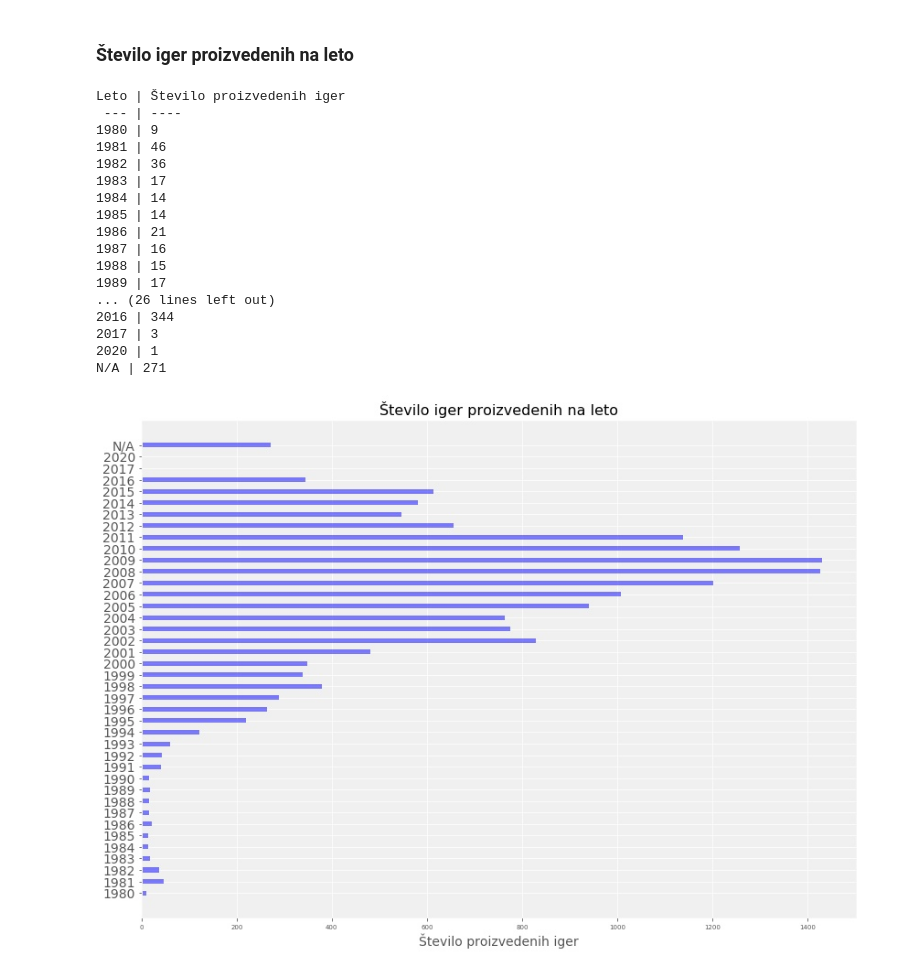
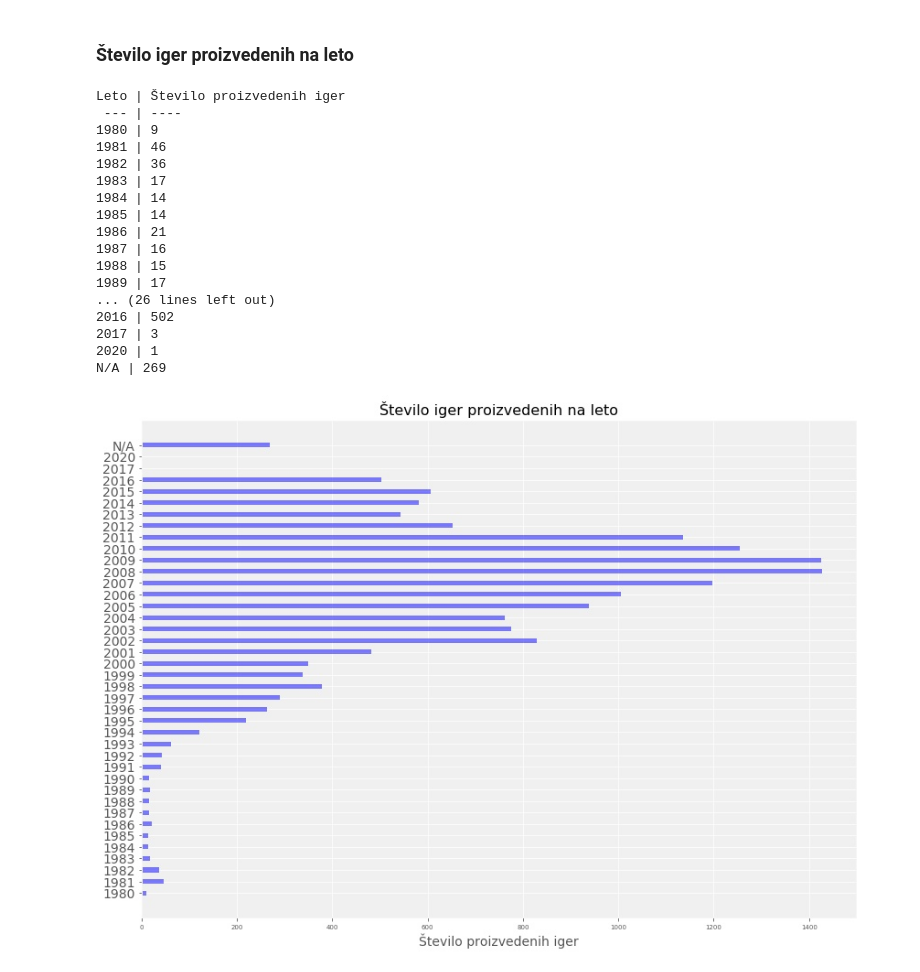
Before and after one commit to mh-developer/PR19MHATMF, a Jupyter notebook: src/skripte-matej/analiza.ipynb, the cells around one changed output. Cells and saved outputs as stored; diff of their text form; code cells hidden in the pictures.

```diff
--- a/src/skripte-matej/analiza.ipynb
+++ b/src/skripte-matej/analiza.ipynb
@@ -23,7 +23,7 @@ videogames_data = {}
 genre = dict()
 
 
-with open('../../podatki/vgsales.csv', 'rt', encoding='utf-8') as data:
+with open('../../podatki/video_game.csv', 'rt', encoding='utf-8') as data:
     for row in DictReader(data):
         videogames_data[row['Rank']] = row
 
@@ -62,7 +62,7 @@ fig.savefig('../../slike/stevilo_iger_po_žanrih.png')
 genre = dict()
 for key, value in videogames_data.items():
     for atribut, vrednost in value.items():
-        if atribut == "Year":
+        if atribut == "Year_of_Release":
             if vrednost in genre:
                 genre[vrednost] += 1
             else:
@@ -79,33 +79,33 @@ for item in sorted(genre):
     i += 1
     print(str(item), "|", str(genre[item]))
     names.append(item)
     values.append(genre[item])
 y_pos = np.arange(len(names)) * 2
 
 fig = plt.figure(figsize=(14, 10))
 plt.barh(y_pos, values, align='center', alpha=0.5, color='blue')
 plt.yticks(y_pos, names, fontsize=14)
 plt.xlabel("Število proizvedenih iger", fontsize=14)
 plt.title('Število iger proizvedenih na leto', fontsize=16);
 plt.show()
 
 fig.savefig('../../slike/stevilo_iger_proizvedenih_na_leto.png')
 # %% [output]
 Leto | Število proizvedenih iger
  --- | ----
 1980 | 9
 1981 | 46
 1982 | 36
 1983 | 17
 1984 | 14
 1985 | 14
 1986 | 21
 1987 | 16
 1988 | 15
 1989 | 17
 ... (26 lines left out)
-2016 | 344
+2016 | 502
 2017 | 3
 2020 | 1
-N/A | 271
+N/A | 269
-[figure, old version]
+[figure, new version]
```
Also changed, not shown: parts of 1 cell of this notebook, 7 other files.
